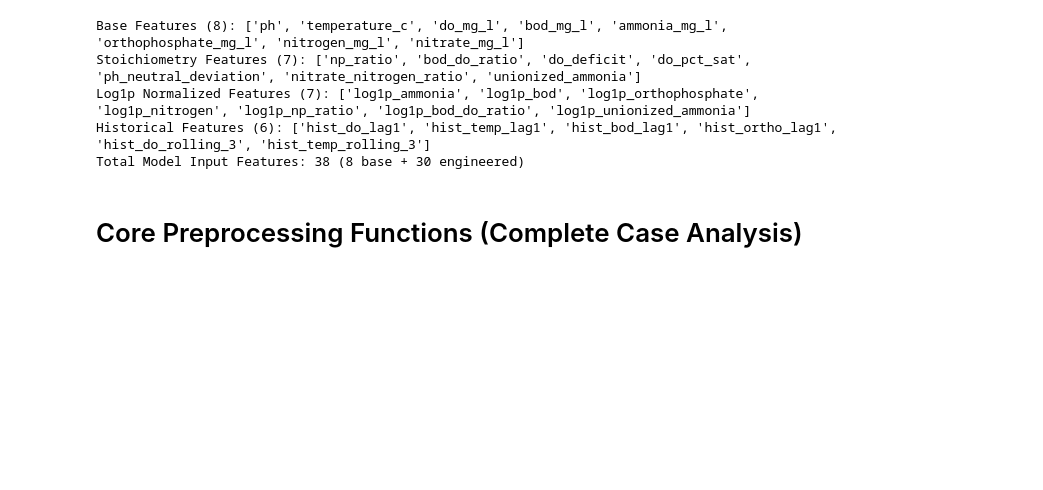
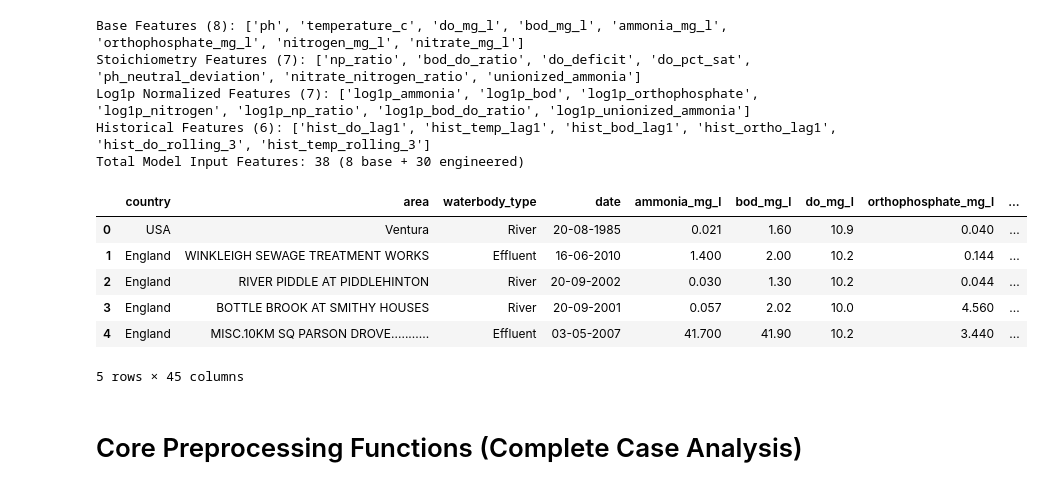
Before and after one commit to Amansoni045/Semester_5_AML_DL, a Jupyter notebook: notebooks/02.Preprocessing&FeatureSelection/01_data_preprocessing.ipynb, the cells around one changed output. Cells and saved outputs as stored; diff of their text form; code cells hidden in the pictures; blank space fills up the shorter version.

```diff
--- a/notebooks/02.Preprocessing&FeatureSelection/01_data_preprocessing.ipynb
+++ b/notebooks/02.Preprocessing&FeatureSelection/01_data_preprocessing.ipynb
@@ -150,6 +150,27 @@ Stoichiometry Features (7): ['np_ratio', 'bod_do_ratio', 'do_deficit', 'do_pct_s
 Log1p Normalized Features (7): ['log1p_ammonia', 'log1p_bod', 'log1p_orthophosphate', 'log1p_nitrogen', 'log1p_np_ratio', 'log1p_bod_do_ratio', 'log1p_unionized_ammonia']
 Historical Features (6): ['hist_do_lag1', 'hist_temp_lag1', 'hist_bod_lag1', 'hist_ortho_lag1', 'hist_do_rolling_3', 'hist_temp_rolling_3']
 Total Model Input Features: 38 (8 base + 30 engineered)
+# %%
+# Inspect dataset head (all 45 preprocessed columns)
+if 'df_feat' in globals():
+    df = df_feat
+elif 'df_clean' in globals():
+    df = df_clean
+else:
+    _parquet_path = os.path.join(ROOT_DIR, "data", "GeneratedOutput", "02.Preprocessing&FeatureSelection", "train.parquet", "part-0.parquet")
+    if not os.path.exists(_parquet_path):
+        _parquet_path = os.path.join(ROOT_DIR, "data", "Dataset", "Parquet", "Combined Data", "Combined_dataset.parquet")
+    df = pd.read_parquet(_parquet_path)
+
+df.head()
+# %% [output]
+|  | country | area | waterbody_type | date | ammonia_mg_l | bod_mg_l | do_mg_l | orthophosphate_mg_l | ... |
+| 0 | USA | Ventura | River | 20-08-1985 | 0.021 | 1.60 | 10.9 | 0.040 | ... |
+| 1 | England | WINKLEIGH SEWAGE TREATMENT WORKS | Effluent | 16-06-2010 | 1.400 | 2.00 | 10.2 | 0.144 | ... |
+| 2 | England | RIVER PIDDLE AT PIDDLEHINTON | River | 20-09-2002 | 0.030 | 1.30 | 10.2 | 0.044 | ... |
+| 3 | England | BOTTLE BROOK AT SMITHY HOUSES | River | 20-09-2001 | 0.057 | 2.02 | 10.0 | 4.560 | ... |
+| 4 | England | MISC.10KM SQ PARSON DROVE........... | Effluent | 03-05-2007 | 41.700 | 41.90 | 10.2 | 3.440 | ... |
+5 rows × 45 columns
 # %% [markdown]
 # Core Preprocessing Functions (Complete Case Analysis)
 # %%
```
Also changed, not shown: parts of 3 cells of this notebook, 36 other files.
